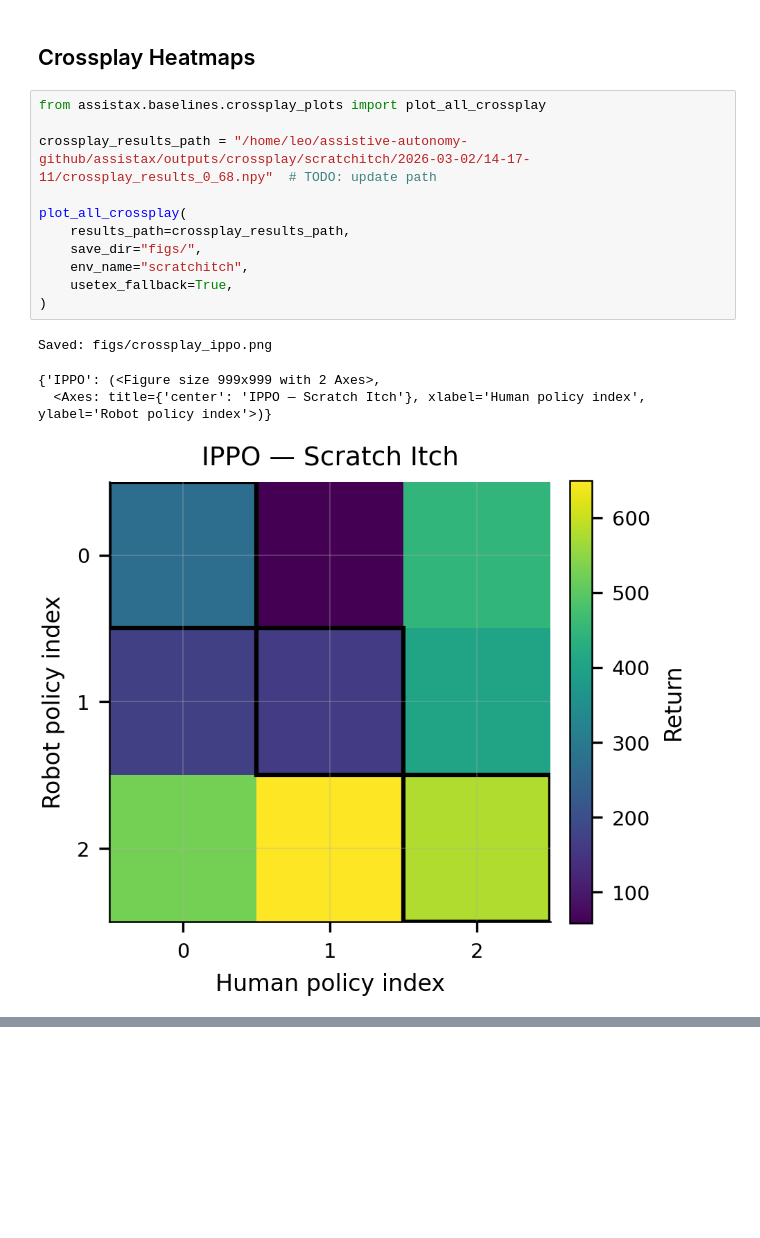
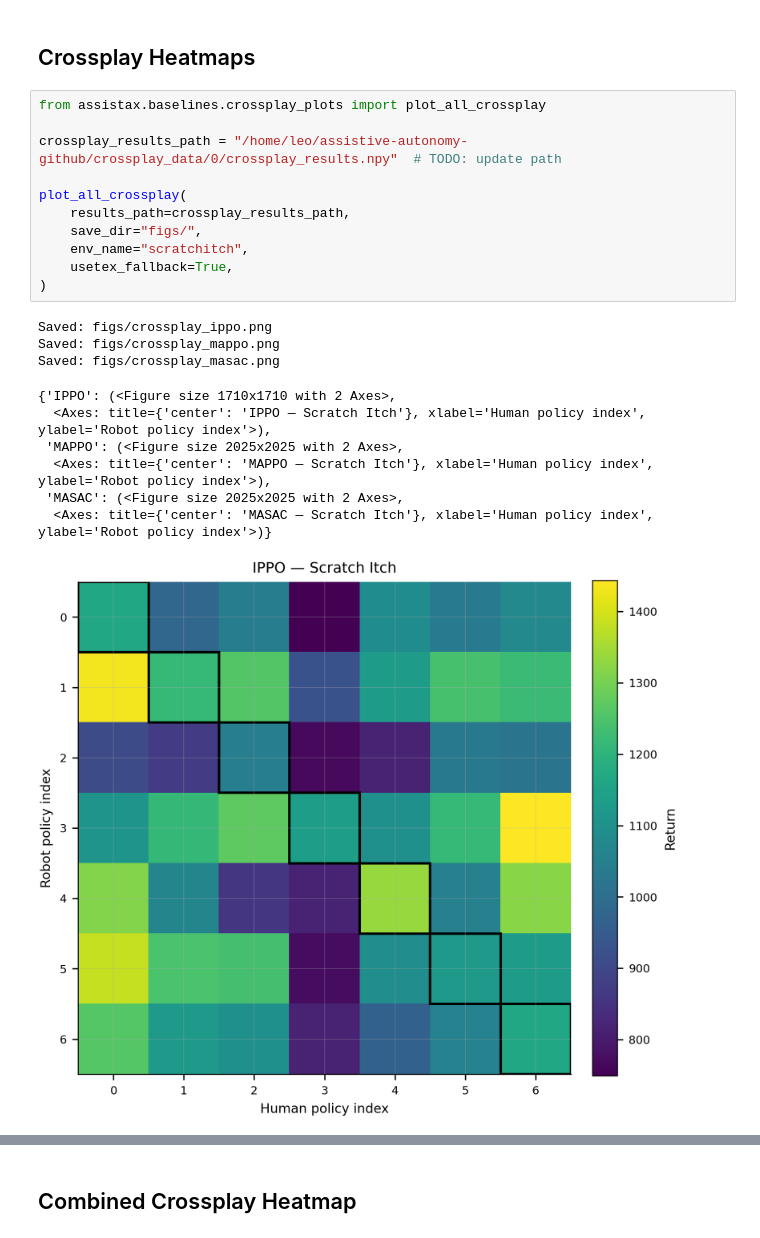
Before and after one commit to assistive-autonomy/assistax, a Jupyter notebook: assistax/baselines/paper_plots_notebook.ipynb, the cells around one changed output, grey strips where cells are left out. Cells and saved outputs as stored; diff of their text form; blank space fills up the shorter version.

Commit message:
crossplay plotting update

```diff
--- a/assistax/baselines/paper_plots_notebook.ipynb
+++ b/assistax/baselines/paper_plots_notebook.ipynb
@@ -361,16 +353,22 @@ Saved figure to figs/aht_legend.pdf
 # %%
 from assistax.baselines.crossplay_plots import plot_all_crossplay
 
-crossplay_results_path = "/home/leo/assistive-autonomy-github/assistax/outputs/crossplay/scratchitch/2026-03-02/14-17-11/crossplay_results_0_68.npy"  # TODO: update path
+crossplay_results_path = "/home/leo/assistive-autonomy-github/crossplay_data/0/crossplay_results.npy"  # TODO: update path
 
 plot_all_crossplay(
     results_path=crossplay_results_path,
     save_dir="figs/",
     env_name="scratchitch",
     usetex_fallback=True,
 )
 # %% [output]
 Saved: figs/crossplay_ippo.png
+Saved: figs/crossplay_mappo.png
+Saved: figs/crossplay_masac.png
-{'IPPO': (<Figure size 999x999 with 2 Axes>,
-  <Axes: title={'center': 'IPPO — Scratch Itch'}, xlabel='Human policy index', ylabel='Robot policy index'>)}
+{'IPPO': (<Figure size 1710x1710 with 2 Axes>,
+  <Axes: title={'center': 'IPPO — Scratch Itch'}, xlabel='Human policy index', ylabel='Robot policy index'>),
+ 'MAPPO': (<Figure size 2025x2025 with 2 Axes>,
+  <Axes: title={'center': 'MAPPO — Scratch Itch'}, xlabel='Human policy index', ylabel='Robot policy index'>),
+ 'MASAC': (<Figure size 2025x2025 with 2 Axes>,
+  <Axes: title={'center': 'MASAC — Scratch Itch'}, xlabel='Human policy index', ylabel='Robot policy index'>)}
-[figure, old version]
+[figure, new version]
@@ -376,0 +377,2 @@ Saved: figs/crossplay_ippo.png
+# %% [markdown]
+## Combined Crossplay Heatmap
```
Also changed, not shown: parts of 10 cells of this notebook, 16 other files.
